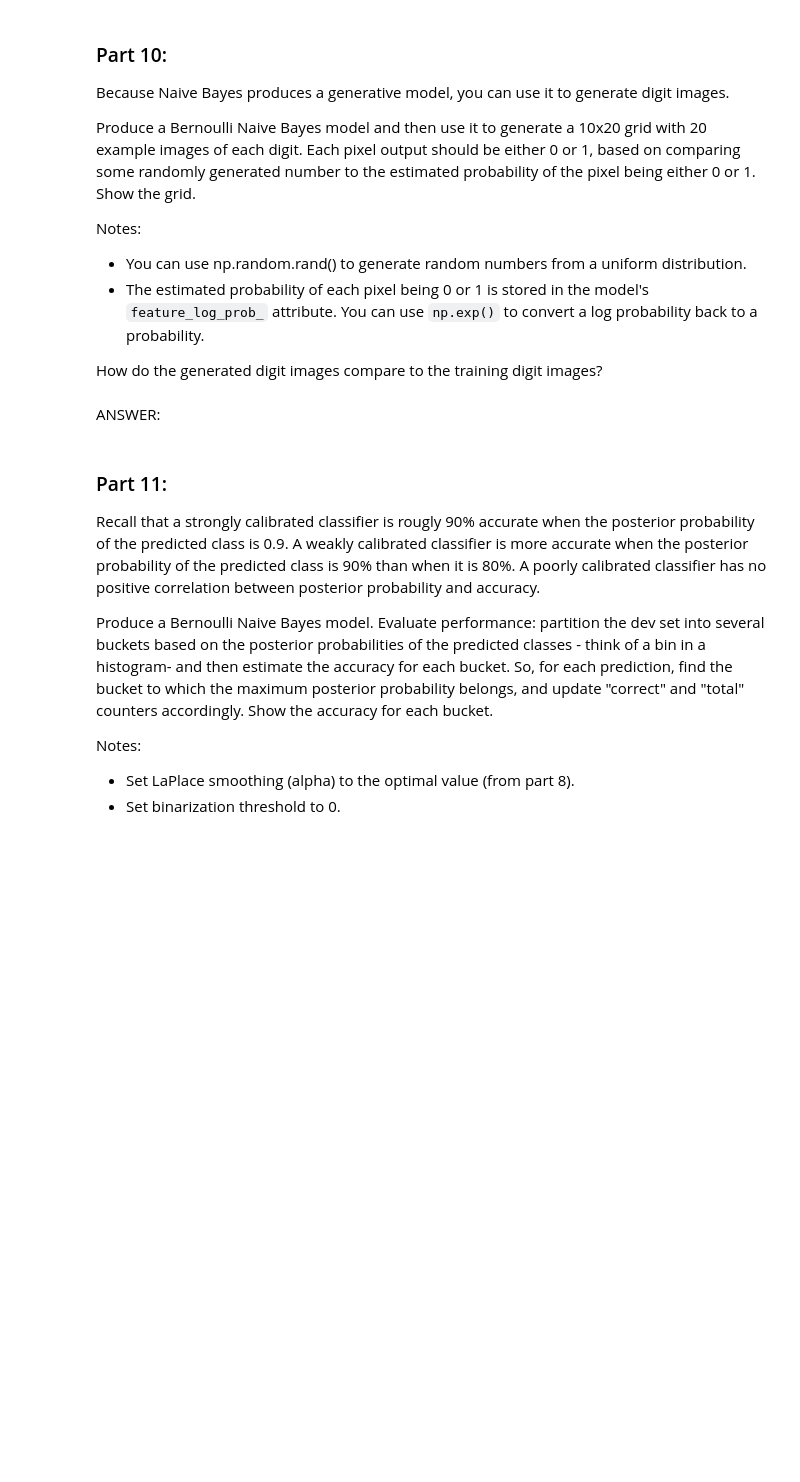
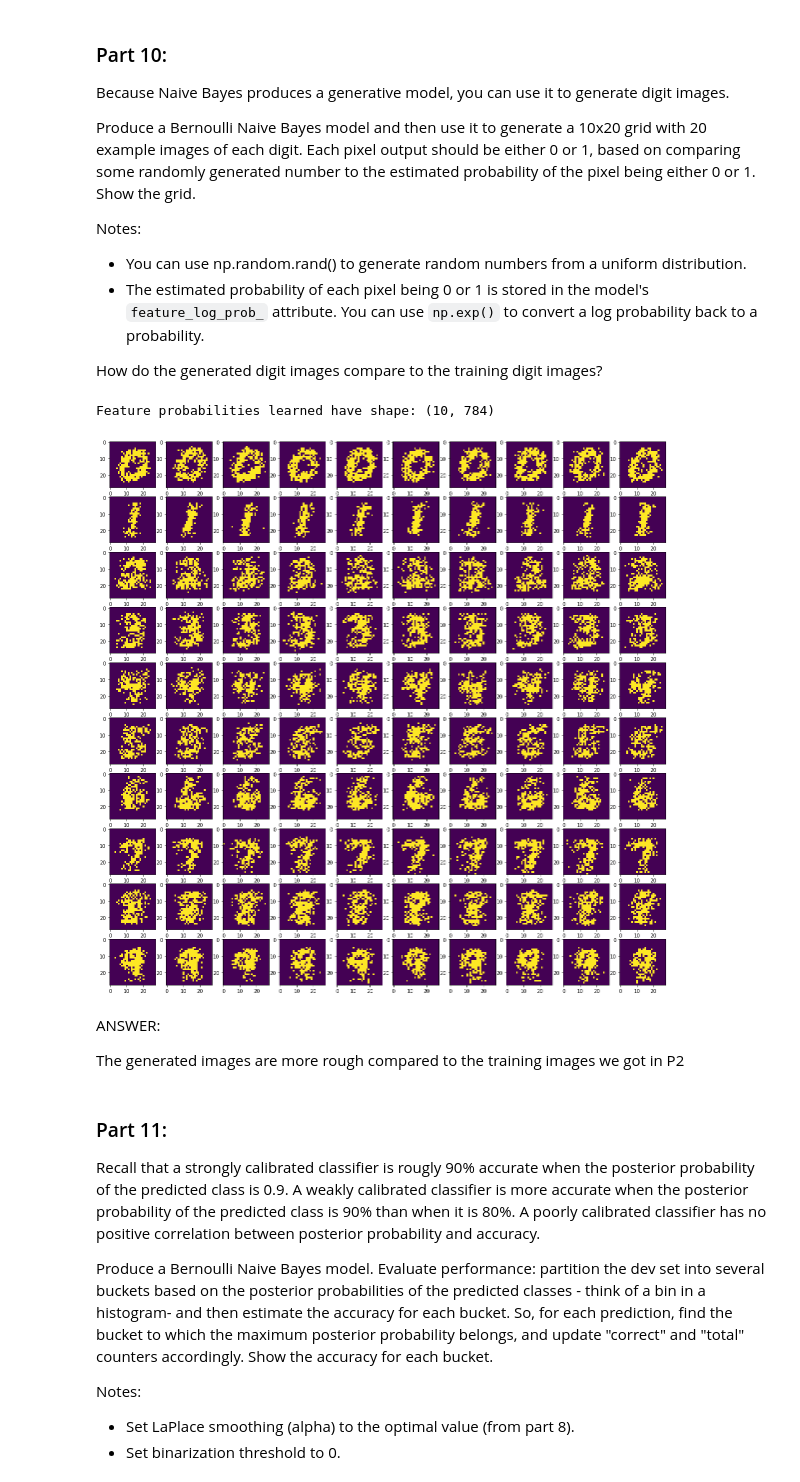
Before and after one commit to abhisha1991/w207_hw1, a Jupyter notebook: Abhi_Sharma_p1.ipynb, the cells around one changed output. Saved outputs shown, nothing was run; the diff lists cells and outputs as text; code cells hidden in the pictures; blank space fills up the shorter version.

```diff
--- a/Abhi_Sharma_p1.ipynb
+++ b/Abhi_Sharma_p1.ipynb
@@ -598,5 +622,72 @@ How do the generated digit images compare to the training digit images?
-# %% [markdown]
-ANSWER:
+# %%
+from collections import defaultdict
+
+def P10(num_examples, static_threshold=True):
+    '''
+    Train Bernoulli Naive Bayes, we get 28 x 28 x 10 probabilities.
+    Get a threshold for every pixel
+    If the NB probability is above the threshold, turn the pixel on, if its below threshold, turn the pixel off.
+
+    Image is expected to be blurry, because of independence assumption of naive bayes
+    '''
+
+    fig = plt.figure(figsize=(20, 20), constrained_layout = False)
+    rows = 10
+    cols = num_examples
+    i = 1
+
+    # get the best alpha from part 8 and use that to generate the model
+    clf = BernoulliNB(binarize=0.0, alpha=0.001)
+    clf.fit(mini_train_data, mini_train_labels)
+    print("Feature probabilities learned have shape: {0}".format(clf.feature_log_prob_.shape))
+    probs = np.exp(clf.feature_log_prob_)
+    # declare a dictionary to store the generated images for each number
+    dic_nums = defaultdict(list)
+
+    if static_threshold:
+
+        # define 20 thresholds (static)
+        thresholds = [1.0e-10, 1.0e-05, 0.001, 0.002, 0.01, 0.05, 0.07, 0.1, 0.2, 0.25, 0.3, 0.4, 0.5, 0.6, 0.7, 0.8, 0.9, 0.99, 0.999, 1]
+        if cols > len(thresholds):
+            return
+
+        for idx, val in enumerate(dev_labels):
+            prob_num = probs[int(val)]
+            for t in thresholds:
+                img = np.zeros(prob_num.shape)
+                # make the pixel value == 1 if the pixel val > threshold
+                for px in range(prob_num.shape[0]):
+                    img[px] = prob_num[px] > t
+                # add image to dictionary
+                dic_nums[int(val)].append(np.asarray(img))
+
+    else:
+        for idx, val in enumerate(dev_labels):
+            prob_num = probs[int(val)].reshape(28, 28)
+            img = np.zeros(prob_num.shape).reshape(28, 28)
+            thresholds = np.random.rand(28, 28)
+            for col in range(thresholds.shape[1]):
+                img[:, col] = prob_num[:, col] > thresholds[:, col]
+            dic_nums[int(val)].append(np.asarray(img))
+
+    # print 10 rows and 20 examples of each digit
+    for x in range(rows):
+        for y in range(cols):
+            fig.add_subplot(rows, cols, i)
+            i +=1
+            img = np.asarray(dic_nums[x][y]).reshape(28, 28)
+            plt.imshow(img)
+
+    plt.show()
+
+P10(10, False)
+# %% [output]
+Feature probabilities learned have shape: (10, 784)
+[figure, added]
+# %% [markdown]
+ANSWER:
+
+The generated images are more rough compared to the training images we got in P2
 # %% [markdown]
 ### Part 11:
 
```
Also changed, not shown: parts of 9 cells of this notebook.
